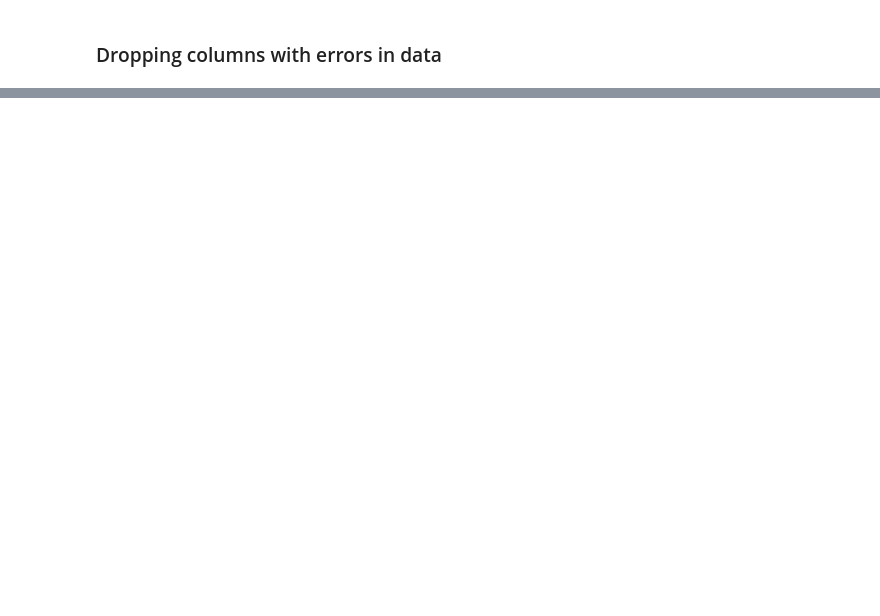
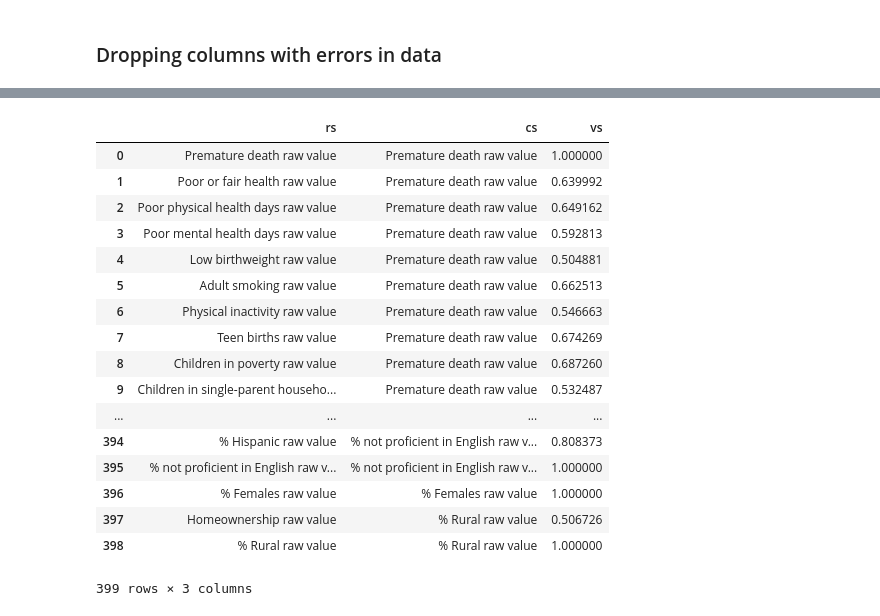
Before and after one commit to Mcllstr/modeling-community-hs-grad-rates, a Jupyter notebook: eda_joe.ipynb, the cells around one changed output, grey strips where cells are left out. Saved outputs shown, nothing was run; the diff lists cells and outputs as text; code cells hidden in the pictures; blank space fills up the shorter version.

Commit message:
correlation matrix

```diff
--- a/eda_joe.ipynb
+++ b/eda_joe.ipynb
@@ -124,0 +127,7 @@ df.
+# %%
+#df.to_numeric(df['High school graduation raw value'], )
+
+headers2_ = [x for x in df.columns if 'raw value' in x or 'Percentage of households' in x]
+df[headers2_] = df[headers2_].apply(pd.to_numeric)
+
+# type(df['High school graduation raw value'][5])  # this line confirms relevant fields converted to numeric dtype
@@ -124,0 +136,17 @@ df.
+# %%
+corr_matrix = df[headers2_].corr()
+#corr_matrix.loc['Premature death raw value',['Adult obesity raw value']]#corr_matrix['Poor mental health days raw value']]
+#corr_matrix
+
+mask = np.zeros_like(corr_matrix, dtype=np.bool)
+mask[np.triu_indices_from(mask)] = True
+
+# Set up the matplotlib figure
+f, ax = plt.subplots(figsize=(20, 20))
+
+# Generate a custom diverging colormap
+cmap = sns.diverging_palette(220, 10, as_cmap=True)
+
+# Draw the heatmap with the mask and correct aspect ratio
+sns.heatmap(corr_matrix, mask=mask, cmap=cmap, vmax=.3, center=0,
+            square=True, linewidths=.5, cbar_kws={"shrink": .5})
@@ -124,0 +156,29 @@ df.
+# %%
+temps = {'rs':[], 'cs':[], 'vs':[]}
+for col in corr_matrix.columns:
+    for row, value in corr_matrix[col].iteritems():
+        if value > .5:
+            temps['rs'].append(row)
+            temps['cs'].append(col)
+            temps['vs'].append(value)
+
+pd.DataFrame(temps)
+# %% [output]
+|  | rs | cs | vs |
+| 0 | Premature death raw value | Premature death raw value | 1.000000 |
+| 1 | Poor or fair health raw value | Premature death raw value | 0.639992 |
+| 2 | Poor physical health days raw value | Premature death raw value | 0.649162 |
+| 3 | Poor mental health days raw value | Premature death raw value | 0.592813 |
+| 4 | Low birthweight raw value | Premature death raw value | 0.504881 |
+| 5 | Adult smoking raw value | Premature death raw value | 0.662513 |
+| 6 | Physical inactivity raw value | Premature death raw value | 0.546663 |
+| 7 | Teen births raw value | Premature death raw value | 0.674269 |
+| 8 | Children in poverty raw value | Premature death raw value | 0.687260 |
+| 9 | Children in single-parent househo... | Premature death raw value | 0.532487 |
+| ... | ... | ... | ... |
+| 394 | % Hispanic raw value | % not proficient in English raw v... | 0.808373 |
+| 395 | % not proficient in English raw v... | % not proficient in English raw v... | 1.000000 |
+| 396 | % Females raw value | % Females raw value | 1.000000 |
+| 397 | Homeownership raw value | % Rural raw value | 0.506726 |
+| 398 | % Rural raw value | % Rural raw value | 1.000000 |
+399 rows × 3 columns
```
Also changed, not shown: parts of 16 cells of this notebook.
